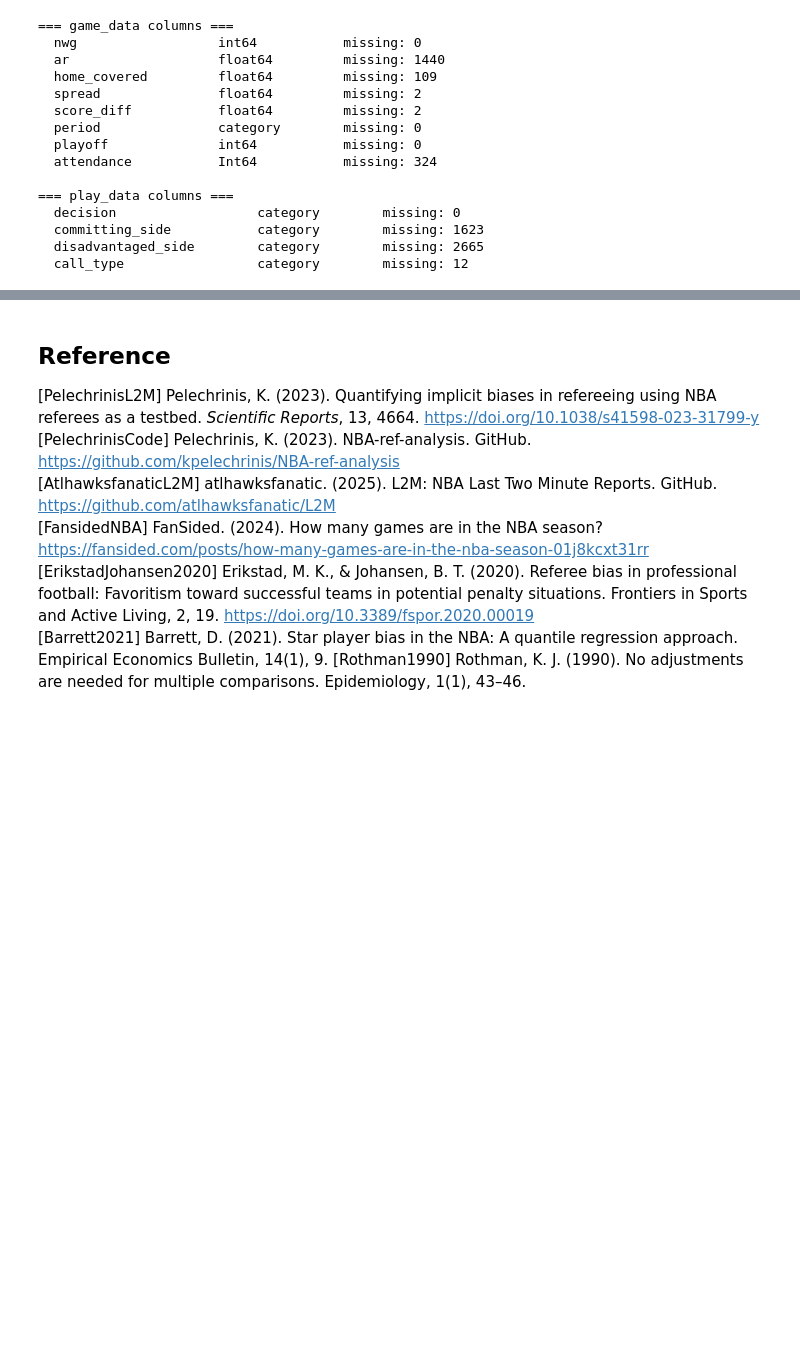
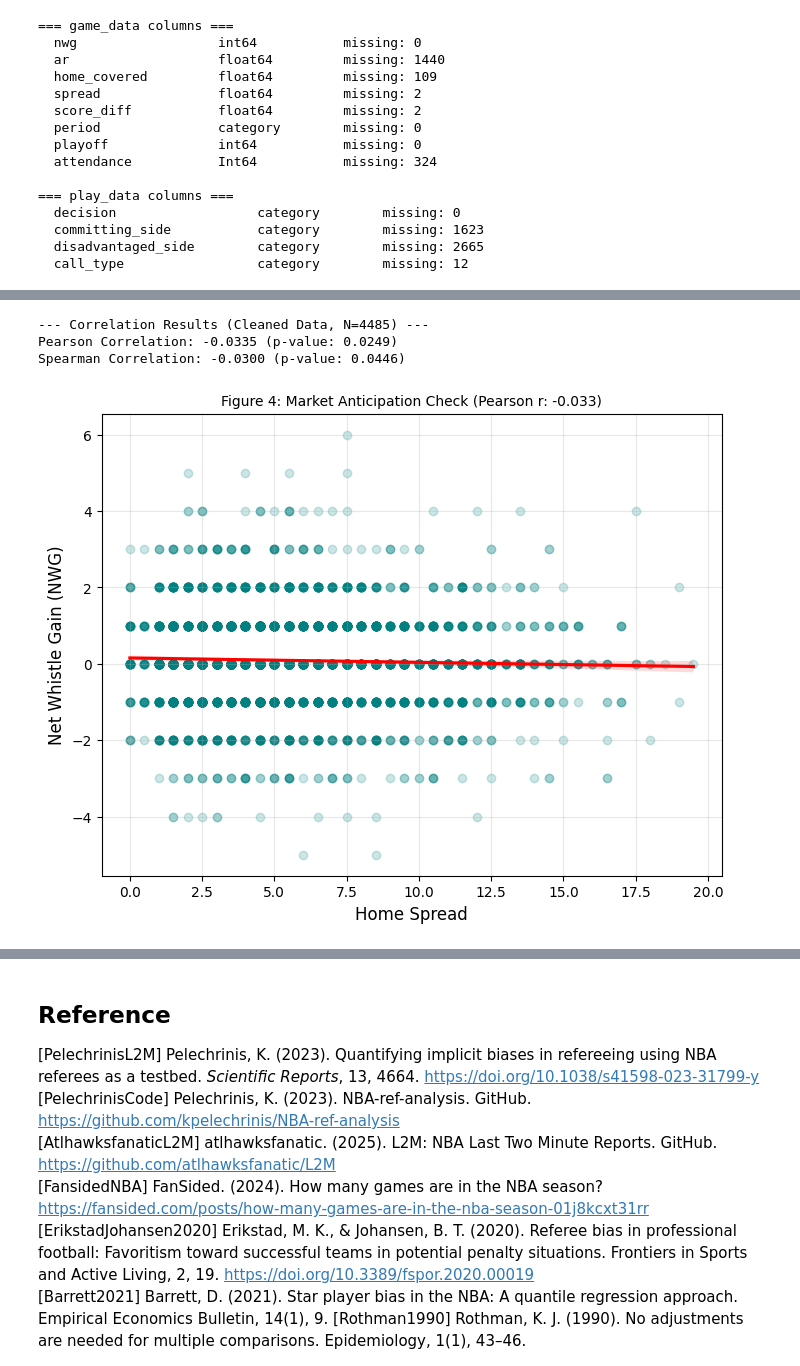
Before and after one commit to RoumenNikolov/decision-bias-study, a Jupyter notebook: bias_analysis.ipynb, the cells around one changed output, grey strips where cells are left out. Drawn from its saved outputs; the diff is of its cells as text; code cells hidden in the pictures; blank space fills up the shorter version.

```diff
--- a/bias_analysis.ipynb
+++ b/bias_analysis.ipynb
@@ -2682,0 +2920,30 @@ print_variable()
+# %%
+# --- STEP 6.4: Market Overreaction (Spread vs NWG) ---
+# 1. Clean the data for correlation (remove rows where spread or nwg is NaN)
+correlation_df = game_data[['spread', 'nwg']].dropna()
+
+# 2. Calculate Correlations
+p_corr, p_pval = stats.pearsonr(correlation_df['spread'], correlation_df['nwg'])
+s_corr, s_pval = stats.spearmanr(correlation_df['spread'], correlation_df['nwg'])
+
+print(f"--- Correlation Results (Cleaned Data, N={len(correlation_df)}) ---")
+print(f"Pearson Correlation: {p_corr:.4f} (p-value: {p_pval:.4f})")
+print(f"Spearman Correlation: {s_corr:.4f} (p-value: {s_pval:.4f})")
+
+# 3. Visualization
+plt.figure(figsize=(8, 6))
+# Използваме scatterplot, за да видим гъстотата
+sns.regplot(x='spread', y='nwg', data=correlation_df,
+            scatter_kws={'alpha':0.2, 'color':'teal'},
+            line_kws={'color':'red'})
+
+plt.title(f'Figure 4: Market Anticipation Check (Pearson r: {p_corr:.3f})', fontsize=10)
+plt.xlabel('Home Spread', fontsize=12)
+plt.ylabel('Net Whistle Gain (NWG)', fontsize=12)
+plt.grid(alpha=0.3)
+plt.show()
+# %% [output]
+--- Correlation Results (Cleaned Data, N=4485) ---
+Pearson Correlation: -0.0335 (p-value: 0.0249)
+Spearman Correlation: -0.0300 (p-value: 0.0446)
+[figure, added]
```
Also changed, not shown: parts of 50 cells of this notebook, 12 other files.
